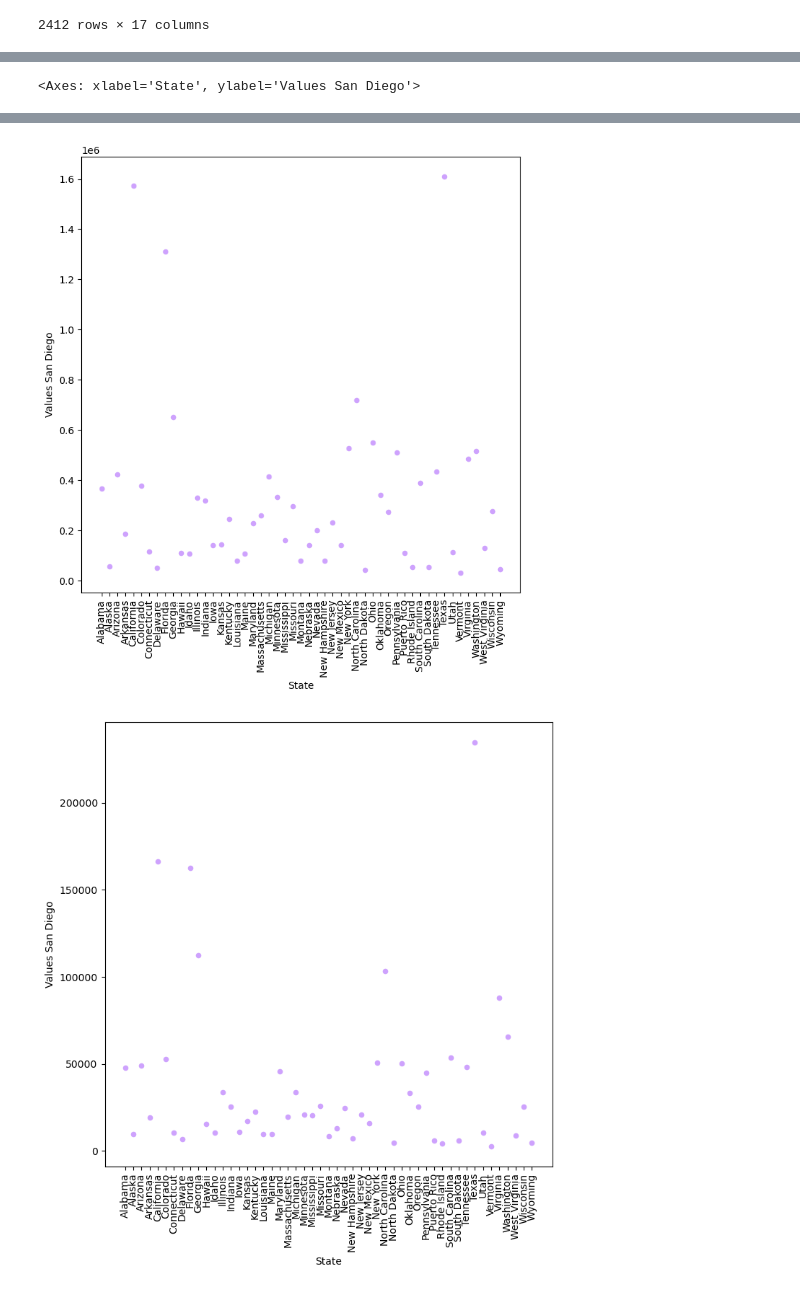
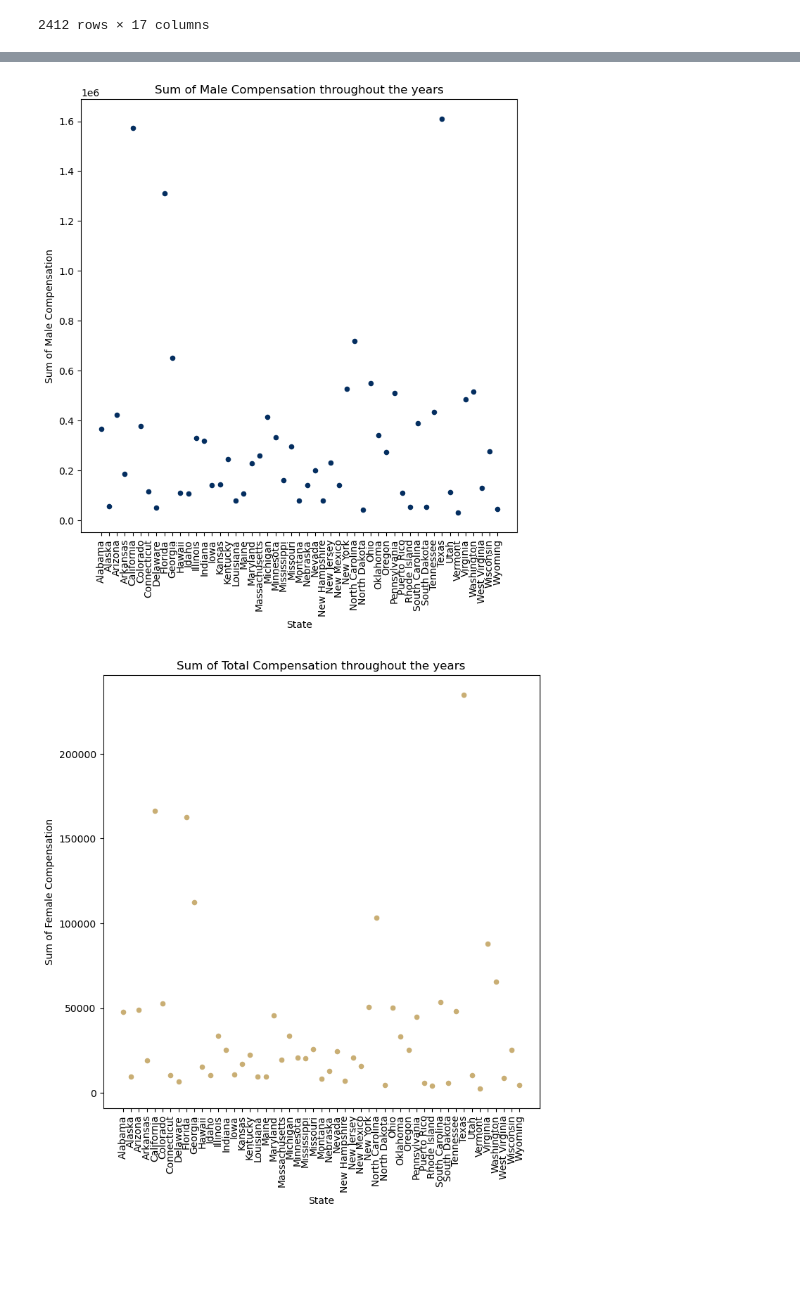
Before and after one commit to nicduffee/project1, a Jupyter notebook: Disability.ipynb, the cells around one changed output, grey strips where cells are left out. Saved outputs shown, nothing was run; the diff lists cells and outputs as text; code cells hidden in the pictures; blank space fills up the shorter version.

```diff
--- a/Disability.ipynb
+++ b/Disability.ipynb
@@ -313,16 +336,15 @@ combined_compensation
 # %%
-sum_groupby = combined_compensation.groupby(["State"]).sum().reset_index()
-sum_groupby
 sum_groupby.plot(kind="scatter", x ="State", y="Sum of Total Compensation",
-                  ylabel = "Values San Diego", color = '#cea2fd',
-                     marker = "o", figsize = (8,8), rot = 90)
+                title = "Sum of Total Compensation throughout the years",
+                 color = '#98f6b0', marker = "o", figsize = (8,8), rot = 90)
 plt.savefig("images/sum_total_years.png")
 sum_groupby.plot(kind="scatter", x ="State", y="Sum of Male Compensation",
-                  ylabel = "Values San Diego", color = '#cea2fd',
-                     marker = "o", figsize = (8,8), rot = 90)
+                title = "Sum of Male Compensation throughout the years",
+                 color = '#042e60', marker = "o", figsize = (8,8), rot = 90)
 plt.savefig("images/sum_male_years.png")
 sum_groupby.plot(kind="scatter", x ="State", y="Sum of Female Compensation",
-                  ylabel = "Values San Diego", color = '#cea2fd',
+                  title = "Sum of Total Compensation throughout the years", color = '#c9ae74',
                      marker = "o", figsize = (8,8), rot = 90)
+plt.savefig("images/sum_female_years.png")
+plt.show()
 # %% [output]
-<Axes: xlabel='State', ylabel='Values San Diego'>
@@ -330,5 +352,5 @@ sum_groupby.plot(kind="scatter", x ="State", y="Sum of Female Compensation",
-[figure, old version]
+[figure, new version]
-[figure, old version]
+[figure, new version]
 # %%
 greater_2015 = combined_compensation[combined_compensation["Total: Compensation 2015"] >= 1620.284411]
 greater_2015 = greater_2015.groupby(["State"]).sum().reset_index()
```
Also changed, not shown: parts of 4 cells of this notebook, 5 other files.
